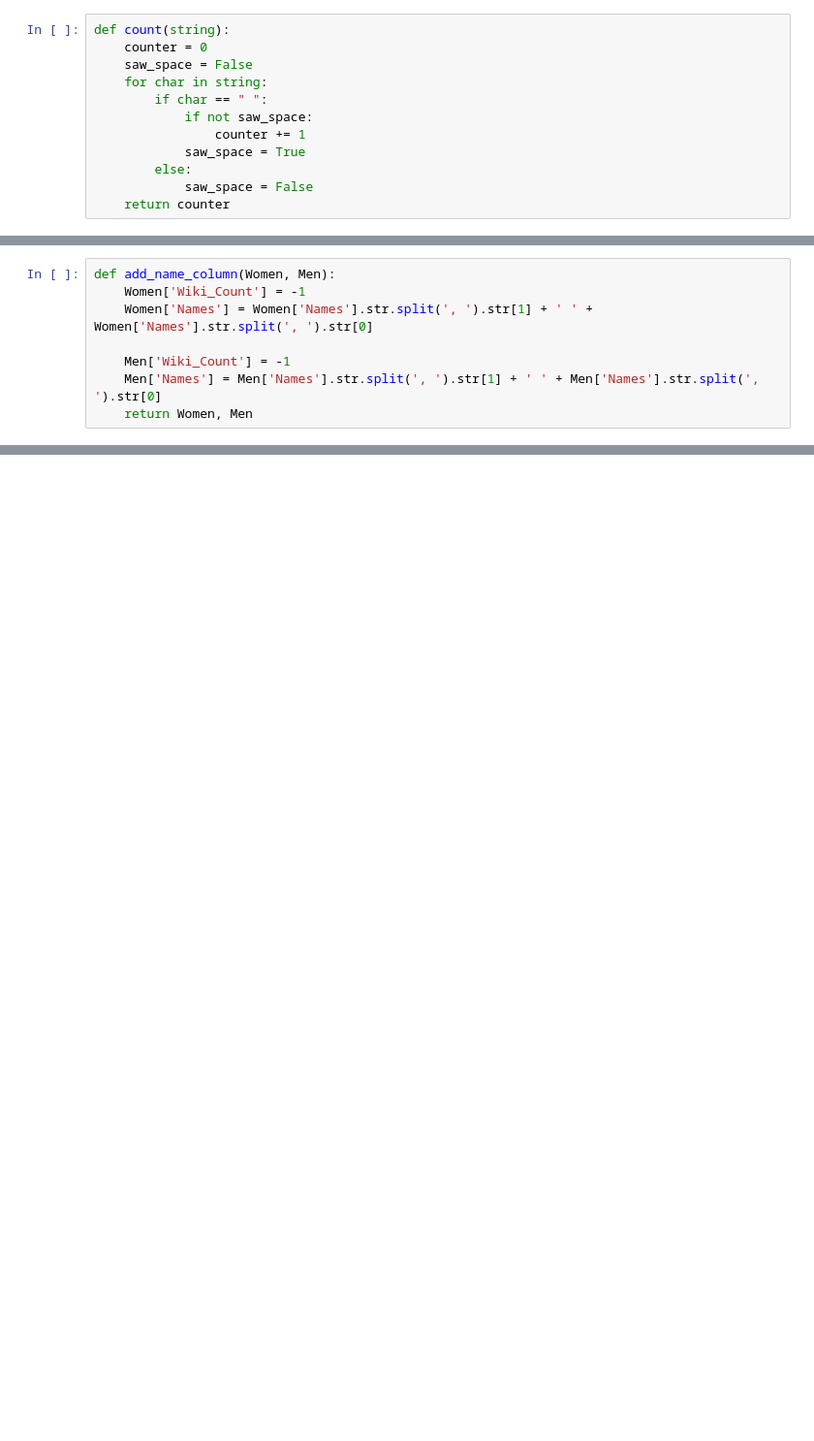
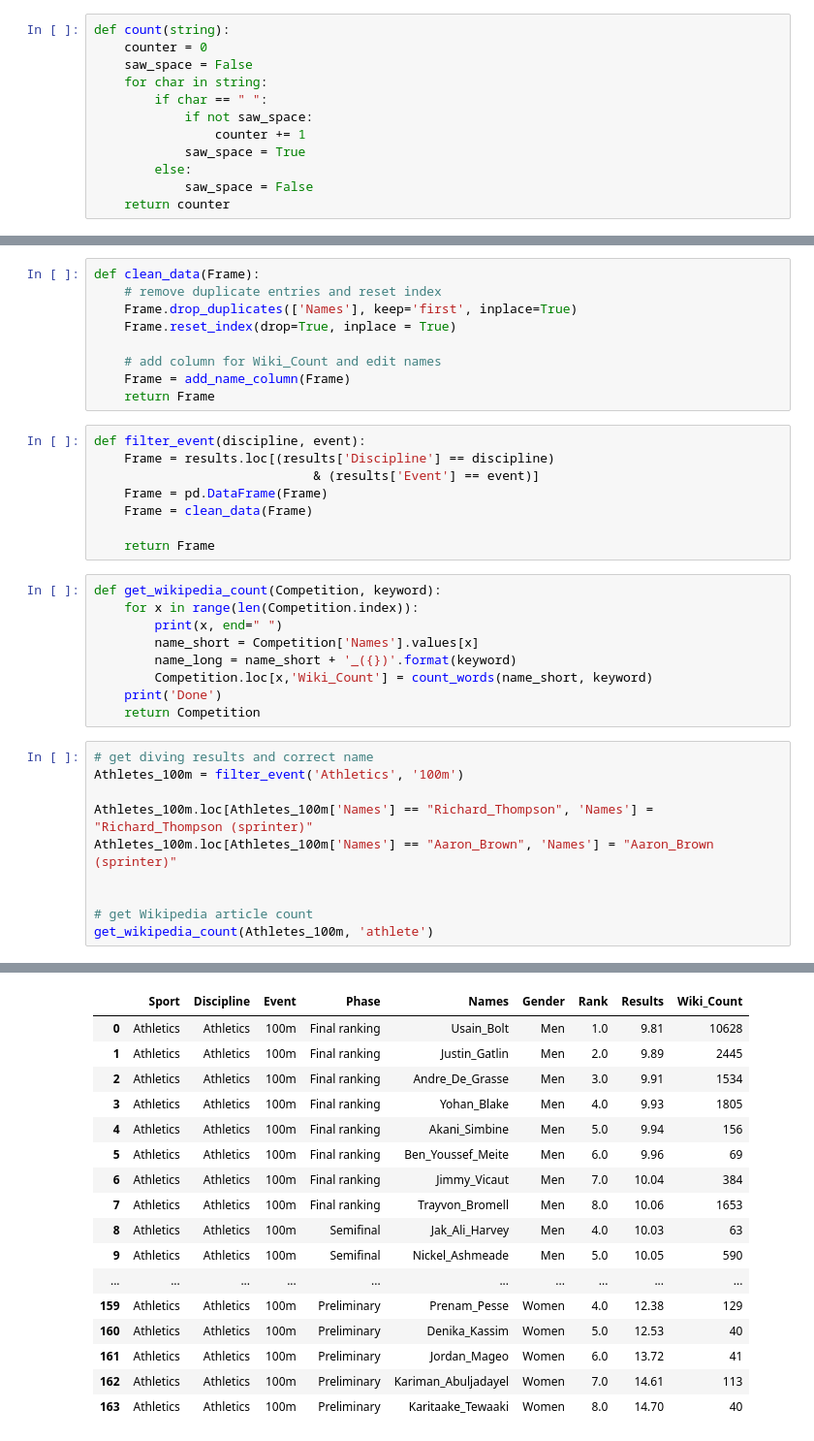
Before and after one commit to Tumbraegel/data-science-project, a Jupyter notebook: Olympic_Dataset_Get_Wikpedia.ipynb, the cells around one changed output, grey strips where cells are left out. Shown at 97% size. Drawn from its saved outputs; the diff is of its cells as text; blank space fills up the shorter version.

Commit message:
Edited Wikipedia Notebook

```diff
--- a/Olympic_Dataset_Get_Wikpedia.ipynb
+++ b/Olympic_Dataset_Get_Wikpedia.ipynb
@@ -27,8 +24,0 @@ def count_words(title):
-# %%
-def add_name_column(Women, Men):
-    Women['Wiki_Count'] = -1
-    Women['Names'] = Women['Names'].str.split(', ').str[1] + ' ' + Women['Names'].str.split(', ').str[0]
-
-    Men['Wiki_Count'] = -1
-    Men['Names'] = Men['Names'].str.split(', ').str[1] + ' ' + Men['Names'].str.split(', ').str[0]
-    return Women, Men
@@ -98,0 +83,37 @@ Error
+# %%
+def clean_data(Frame):
+    # remove duplicate entries and reset index
+    Frame.drop_duplicates(['Names'], keep='first', inplace=True)
+    Frame.reset_index(drop=True, inplace = True)
+
+    # add column for Wiki_Count and edit names
+    Frame = add_name_column(Frame)
+    return Frame
+# %%
+def filter_event(discipline, event):
+    Frame = results.loc[(results['Discipline'] == discipline)
+                             & (results['Event'] == event)]
+    Frame = pd.DataFrame(Frame)
+    Frame = clean_data(Frame)
+
+    return Frame
+# %%
+def get_wikipedia_count(Competition, keyword):
+    for x in range(len(Competition.index)):
+        print(x, end=" ")
+        name_short = Competition['Names'].values[x]
+        name_long = name_short + '_({})'.format(keyword)
+        Competition.loc[x,'Wiki_Count'] = count_words(name_short, keyword)
+    print('Done')
+    return Competition
+# %%
+# get diving results and correct name
+Athletes_100m = filter_event('Athletics', '100m')
+
+Athletes_100m.loc[Athletes_100m['Names'] == "Richard_Thompson", 'Names'] = "Richard_Thompson (sprinter)"
+Athletes_100m.loc[Athletes_100m['Names'] == "Aaron_Brown", 'Names'] = "Aaron_Brown (sprinter)"
+
+
+# get Wikipedia article count
+get_wikipedia_count(Athletes_100m, 'athlete')
+# %% [output]
@@ -98,0 +122,17 @@ Error
+|  | Sport | Discipline | Event | Phase | Names | Gender | Rank | Results | Wiki_Count |
+| 0 | Athletics | Athletics | 100m | Final ranking | Usain_Bolt | Men | 1.0 | 9.81 | 10628 |
+| 1 | Athletics | Athletics | 100m | Final ranking | Justin_Gatlin | Men | 2.0 | 9.89 | 2445 |
+| 2 | Athletics | Athletics | 100m | Final ranking | Andre_De_Grasse | Men | 3.0 | 9.91 | 1534 |
+| 3 | Athletics | Athletics | 100m | Final ranking | Yohan_Blake | Men | 4.0 | 9.93 | 1805 |
+| 4 | Athletics | Athletics | 100m | Final ranking | Akani_Simbine | Men | 5.0 | 9.94 | 156 |
+| 5 | Athletics | Athletics | 100m | Final ranking | Ben_Youssef_Meite | Men | 6.0 | 9.96 | 69 |
+| 6 | Athletics | Athletics | 100m | Final ranking | Jimmy_Vicaut | Men | 7.0 | 10.04 | 384 |
+| 7 | Athletics | Athletics | 100m | Final ranking | Trayvon_Bromell | Men | 8.0 | 10.06 | 1653 |
+| 8 | Athletics | Athletics | 100m | Semifinal | Jak_Ali_Harvey | Men | 4.0 | 10.03 | 63 |
+| 9 | Athletics | Athletics | 100m | Semifinal | Nickel_Ashmeade | Men | 5.0 | 10.05 | 590 |
+| ... | ... | ... | ... | ... | ... | ... | ... | ... | ... |
+| 159 | Athletics | Athletics | 100m | Preliminary | Prenam_Pesse | Women | 4.0 | 12.38 | 129 |
+| 160 | Athletics | Athletics | 100m | Preliminary | Denika_Kassim | Women | 5.0 | 12.53 | 40 |
+| 161 | Athletics | Athletics | 100m | Preliminary | Jordan_Mageo | Women | 6.0 | 13.72 | 41 |
+| 162 | Athletics | Athletics | 100m | Preliminary | Kariman_Abuljadayel | Women | 7.0 | 14.61 | 113 |
+| 163 | Athletics | Athletics | 100m | Preliminary | Karitaake_Tewaaki | Women | 8.0 | 14.70 | 40 |
```
Also changed, not shown: parts of 21 cells of this notebook, 6 other files.
